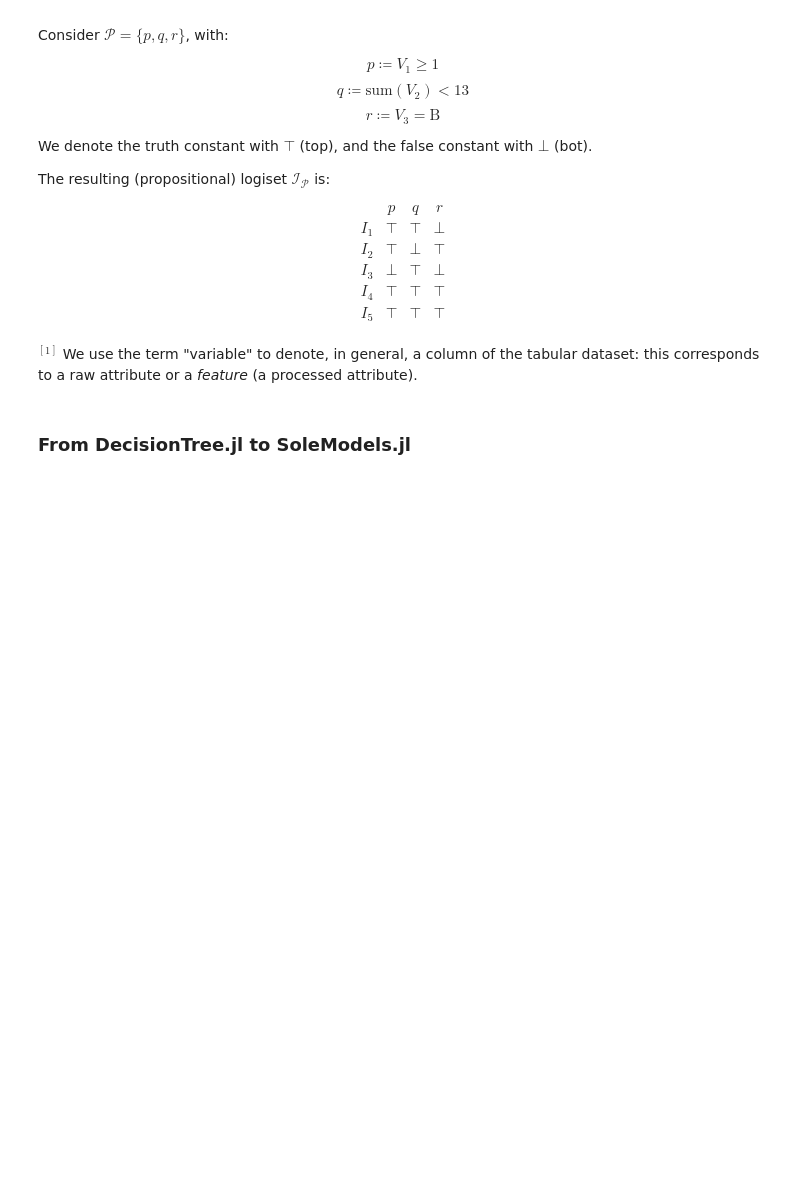
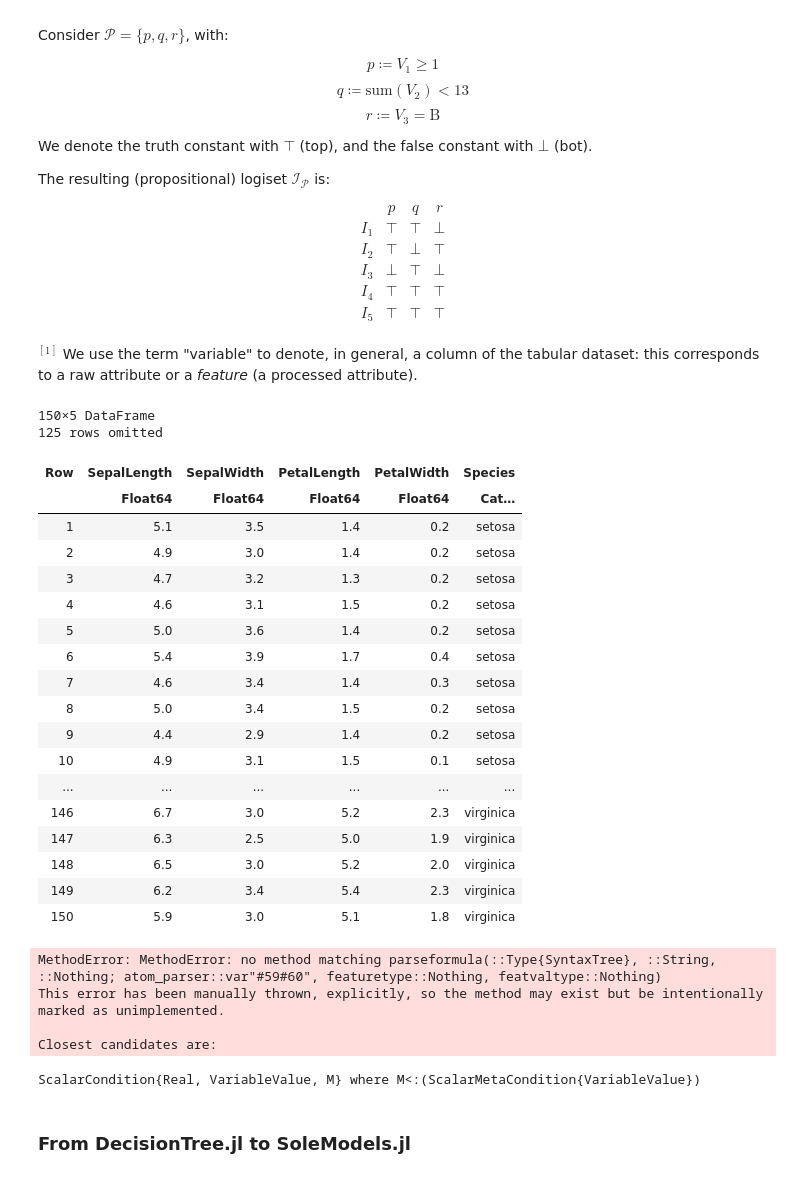
Before and after one commit to aclai-lab/logic-and-machine-learning, a Jupyter notebook: notebooks/day02-symbolic-learning.ipynb, the cells around one changed output. Drawn from its saved outputs; the diff is of its cells as text; code cells hidden in the pictures; blank space fills up the shorter version.

Commit message:
[TODO] for parseformula this should prevent the warning below, but the dispatch is caught by SoleLogics featvaltype = Real, featuretype = SoleData.VarFeature

```diff
--- a/notebooks/day02-symbolic-learning.ipynb
+++ b/notebooks/day02-symbolic-learning.ipynb
@@ -258,7 +485,46 @@ attribute).
 using MLJBase
 using SoleData
 # %%
-X = PropositionalLogiset(MLJBase.load_iris())
+X_logiset = PropositionalLogiset(data);
+X_logiset.tabulardataset
+# %% [output]
+150×5 DataFrame
+125 rows omitted
+| Row | SepalLength | SepalWidth | PetalLength | PetalWidth | Species |
+|  | Float64 | Float64 | Float64 | Float64 | Cat… |
+| 1 | 5.1 | 3.5 | 1.4 | 0.2 | setosa |
+| 2 | 4.9 | 3.0 | 1.4 | 0.2 | setosa |
+| 3 | 4.7 | 3.2 | 1.3 | 0.2 | setosa |
+| 4 | 4.6 | 3.1 | 1.5 | 0.2 | setosa |
+| 5 | 5.0 | 3.6 | 1.4 | 0.2 | setosa |
+| 6 | 5.4 | 3.9 | 1.7 | 0.4 | setosa |
+| 7 | 4.6 | 3.4 | 1.4 | 0.3 | setosa |
+| 8 | 5.0 | 3.4 | 1.5 | 0.2 | setosa |
+| 9 | 4.4 | 2.9 | 1.4 | 0.2 | setosa |
+| 10 | 4.9 | 3.1 | 1.5 | 0.1 | setosa |
+| ... | ... | ... | ... | ... | ... |
+| 146 | 6.7 | 3.0 | 5.2 | 2.3 | virginica |
+| 147 | 6.3 | 2.5 | 5.0 | 1.9 | virginica |
+| 148 | 6.5 | 3.0 | 5.2 | 2.0 | virginica |
+| 149 | 6.2 | 3.4 | 5.4 | 2.3 | virginica |
+| 150 | 5.9 | 3.0 | 5.1 | 1.8 | virginica |
+# %%
+phi = parseformula(
+    "sepal_length > 5.8 ∧ sepal_width < 3.0 ∨ target == \"setosa\"";
+    atom_parser = a->Atom(parsecondition(SoleData.ScalarCondition, a; featuretype = SoleData.VariableValue)),
+    # TODO: this should prevent the warning below, but the dispatch is caught by SoleLogics
+    # featvaltype = Real,
+    # featuretype = SoleData.VarFeature
+)
+# %% [output]
+MethodError: MethodError: no method matching parseformula(::Type{SyntaxTree}, ::String, ::Nothing; atom_parser::var"#59#60", featuretype::Nothing, featvaltype::Nothing)
+This error has been manually thrown, explicitly, so the method may exist but be intentionally marked as unimplemented.
+
+Closest candidates are:
+# %%
+ScalarCondition{Real, VariableValue}
+# %% [output]
+ScalarCondition{Real, VariableValue, M} where M<:(ScalarMetaCondition{VariableValue})
 # %% [markdown]
 ### From DecisionTree.jl to SoleModels.jl
 # %% [markdown]
```
Also changed, not shown: parts of 22 cells of this notebook.
